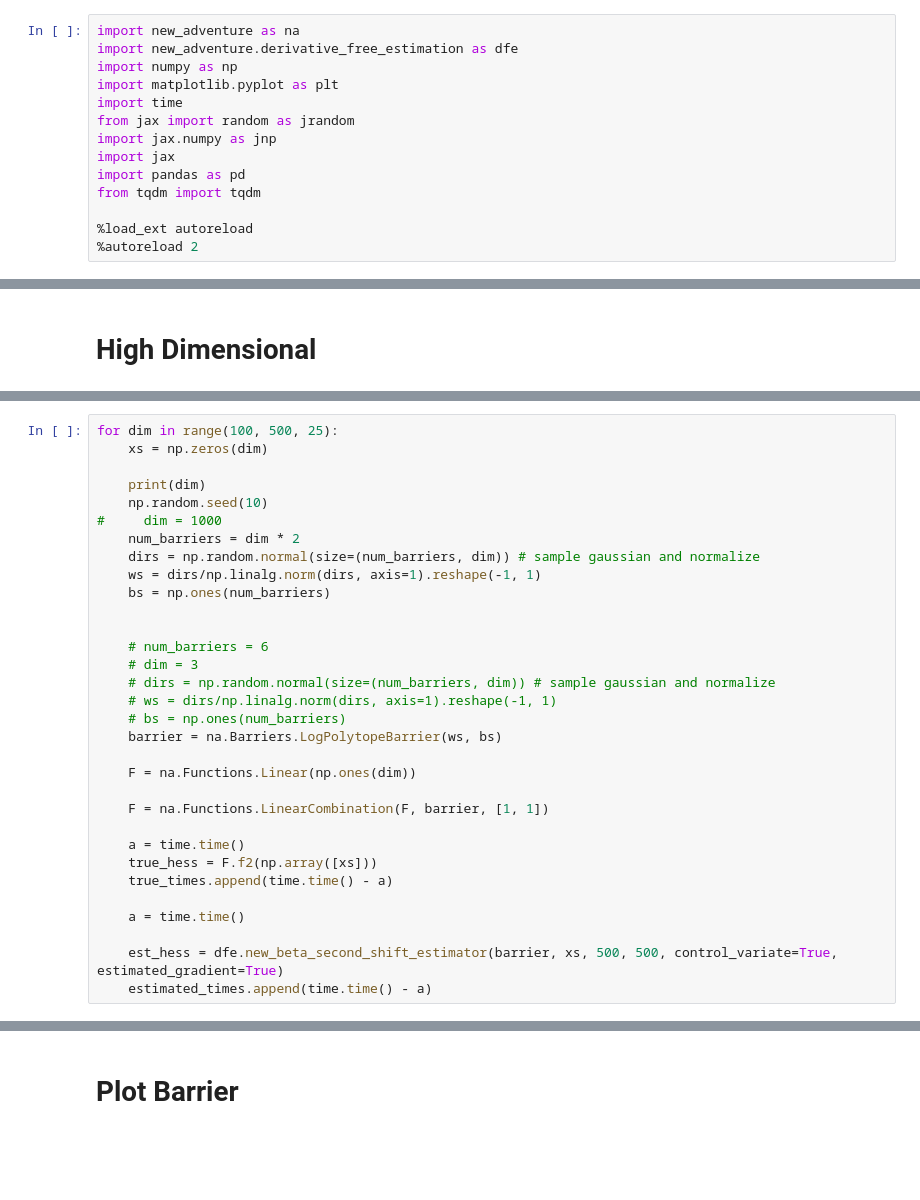
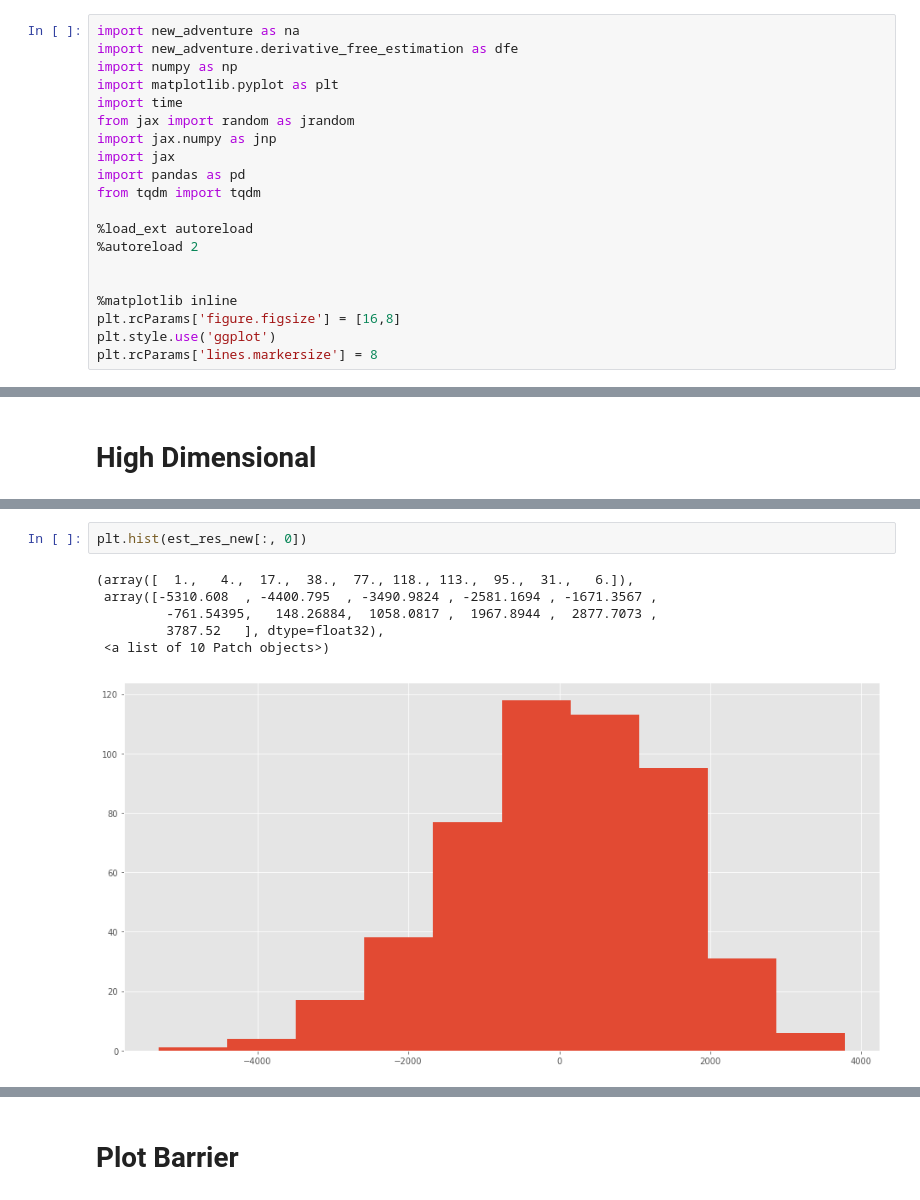
Before and after one commit to daniellengyel/new_adventure, a Jupyter notebook: notebooks/new_shift_est.ipynb, the cells around one changed output, grey strips where cells are left out. Cells and saved outputs as stored; diff of their text form; blank space fills up the shorter version.

```diff
--- a/notebooks/new_shift_est.ipynb
+++ b/notebooks/new_shift_est.ipynb
@@ -12,4 +12,10 @@ from tqdm import tqdm
 
 %load_ext autoreload
 %autoreload 2
+
+
+%matplotlib inline
+plt.rcParams['figure.figsize'] = [16,8]
+plt.style.use('ggplot')
+plt.rcParams['lines.markersize'] = 8
 # %% [output]
@@ -584,32 +25,0 @@ true_times = []
-# %%
-for dim in range(100, 500, 25):
-    xs = np.zeros(dim)
-
-    print(dim)
-    np.random.seed(10)
-#     dim = 1000
-    num_barriers = dim * 2
-    dirs = np.random.normal(size=(num_barriers, dim)) # sample gaussian and normalize
-    ws = dirs/np.linalg.norm(dirs, axis=1).reshape(-1, 1)
-    bs = np.ones(num_barriers)
-
-
-    # num_barriers = 6
-    # dim = 3
-    # dirs = np.random.normal(size=(num_barriers, dim)) # sample gaussian and normalize
-    # ws = dirs/np.linalg.norm(dirs, axis=1).reshape(-1, 1)
-    # bs = np.ones(num_barriers)
-    barrier = na.Barriers.LogPolytopeBarrier(ws, bs)
-
-    F = na.Functions.Linear(np.ones(dim))
-
-    F = na.Functions.LinearCombination(F, barrier, [1, 1])
-
-    a = time.time()
-    true_hess = F.f2(np.array([xs]))
-    true_times.append(time.time() - a)
-
-    a = time.time()
-
-    est_hess = dfe.new_beta_second_shift_estimator(barrier, xs, 500, 500, control_variate=True, estimated_gradient=True)
-    estimated_times.append(time.time() - a)
@@ -642,0 +80,9 @@ np.linalg.norm(est_inv_hess - true_inv_hess)/np.linalg.norm(true_inv_hess)
+# %%
+plt.hist(est_res_new[:, 0])
+# %% [output]
+(array([  1.,   4.,  17.,  38.,  77., 118., 113.,  95.,  31.,   6.]),
+ array([-5310.608  , -4400.795  , -3490.9824 , -2581.1694 , -1671.3567 ,
+         -761.54395,   148.26884,  1058.0817 ,  1967.8944 ,  2877.7073 ,
+         3787.52   ], dtype=float32),
+ <a list of 10 Patch objects>)
+[figure, added]
```
Also changed, not shown: parts of 63 cells of this notebook, 7 other files.
